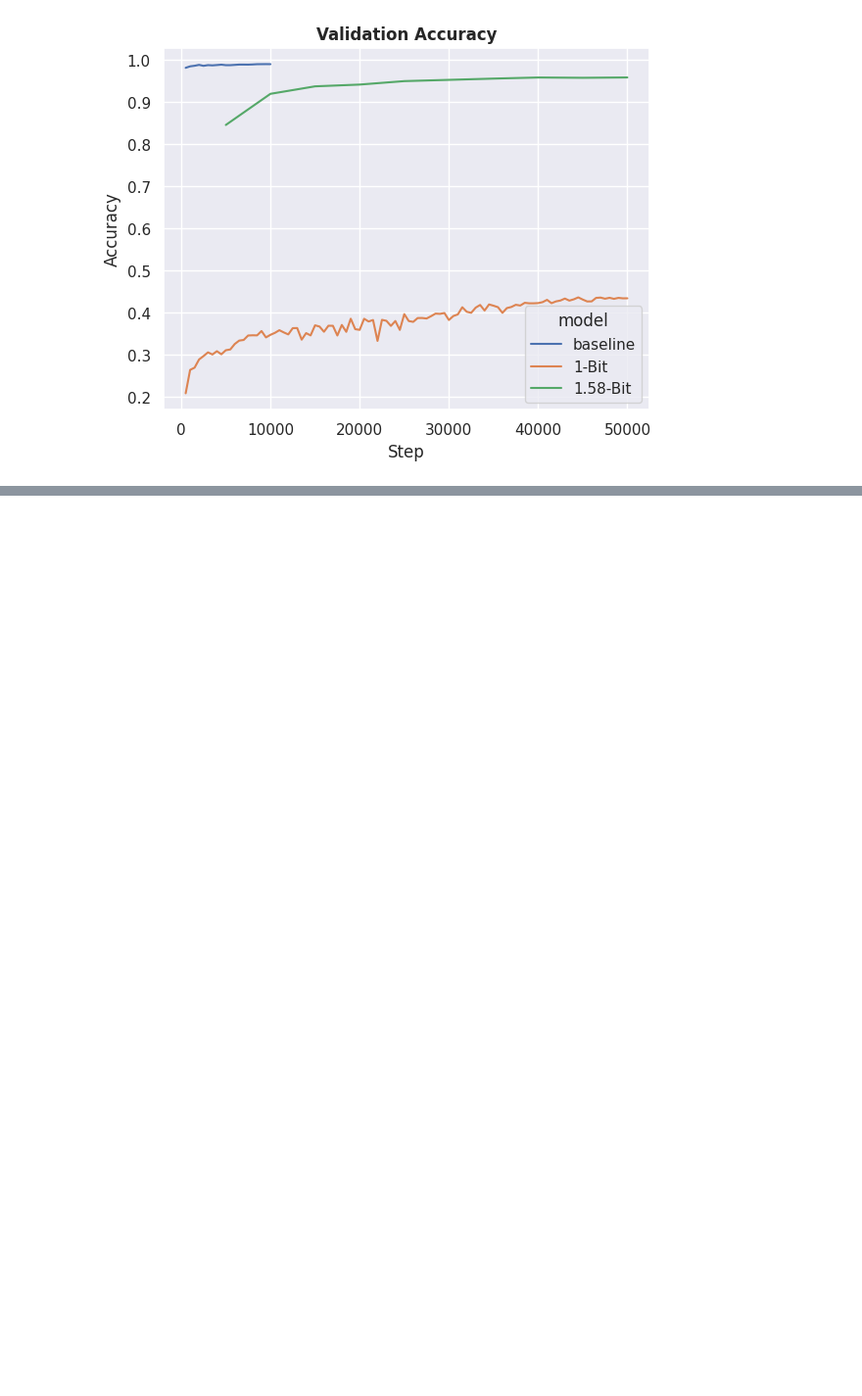
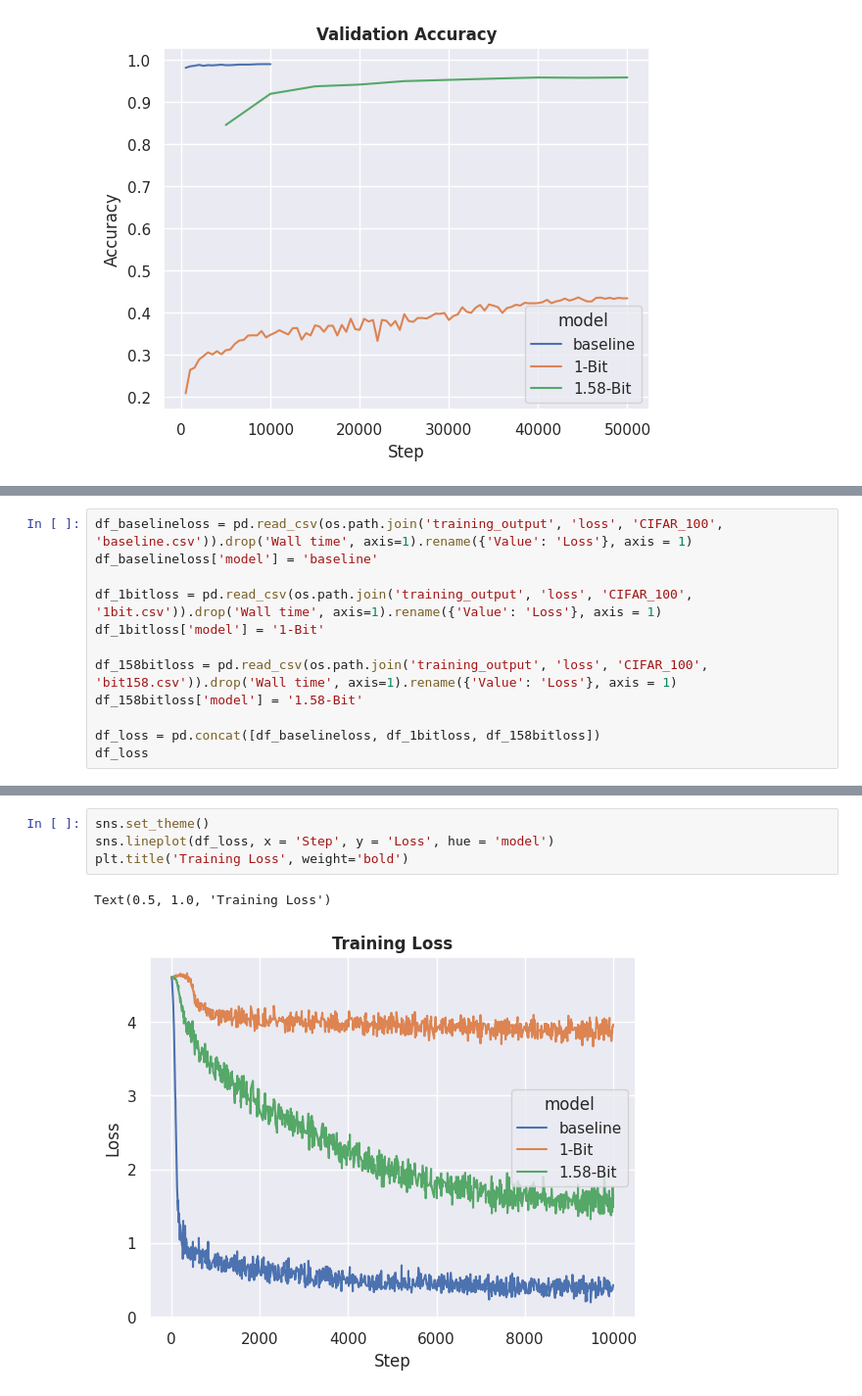
Before and after one commit to Vincent-La/ViT-CMSC472, a Jupyter notebook: plots.ipynb, the cells around one changed output, grey strips where cells are left out. Shown: that part at 98% size. Cells and saved outputs as stored; diff of their text form; blank space fills up the shorter version.

Commit message:
CIFAR-100 loss plot

```diff
--- a/plots.ipynb
+++ b/plots.ipynb
@@ -163,0 +168,12 @@ Text(0.5, 1.0, 'Validation Accuracy')
+# %%
+df_baselineloss = pd.read_csv(os.path.join('training_output', 'loss', 'CIFAR_100', 'baseline.csv')).drop('Wall time', axis=1).rename({'Value': 'Loss'}, axis = 1)
+df_baselineloss['model'] = 'baseline'
+
+df_1bitloss = pd.read_csv(os.path.join('training_output', 'loss', 'CIFAR_100', '1bit.csv')).drop('Wall time', axis=1).rename({'Value': 'Loss'}, axis = 1)
+df_1bitloss['model'] = '1-Bit'
+
+df_158bitloss = pd.read_csv(os.path.join('training_output', 'loss', 'CIFAR_100', 'bit158.csv')).drop('Wall time', axis=1).rename({'Value': 'Loss'}, axis = 1)
+df_158bitloss['model'] = '1.58-Bit'
+
+df_loss = pd.concat([df_baselineloss, df_1bitloss, df_158bitloss])
+df_loss
@@ -163,0 +194,7 @@ Text(0.5, 1.0, 'Validation Accuracy')
+# %%
+sns.set_theme()
+sns.lineplot(df_loss, x = 'Step', y = 'Loss', hue = 'model')
+plt.title('Training Loss', weight='bold')
+# %% [output]
+Text(0.5, 1.0, 'Training Loss')
+[figure, added]
```
Also changed, not shown: parts of 3 cells of this notebook, 3 other files.
